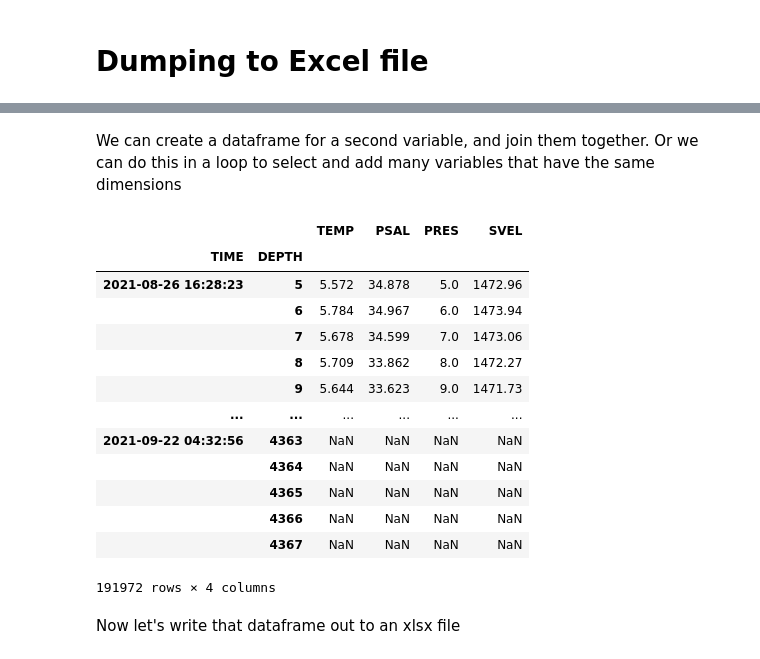
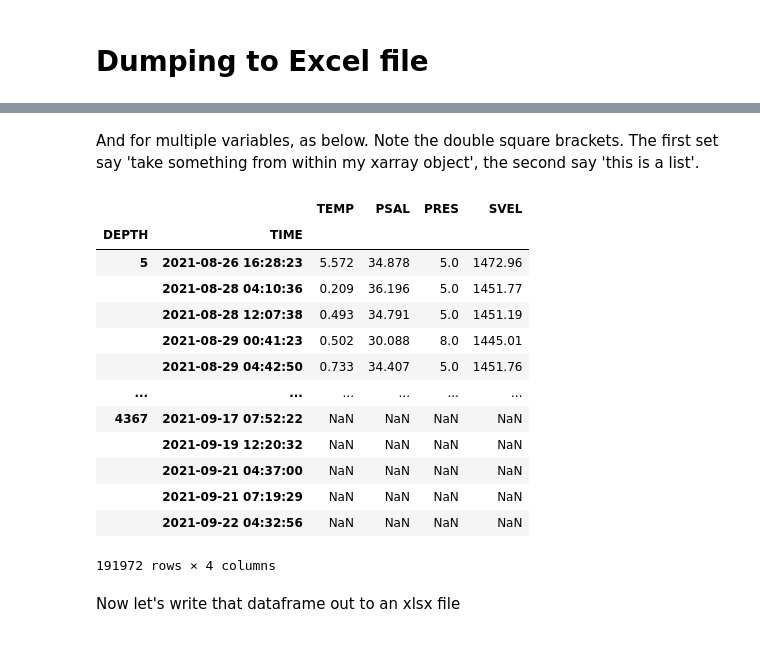
Before and after one commit to lhmarsden/NetCDF-CF_workshops, a Jupyter notebook: Python_workshop_materials/xarray_analyse_ctd_data_whole_cruise.ipynb, the cells around one changed output, grey strips where cells are left out. Saved outputs shown, nothing was run; the diff lists cells and outputs as text; code cells hidden in the pictures.

```diff
--- a/Python_workshop_materials/xarray_analyse_ctd_data_whole_cruise.ipynb
+++ b/Python_workshop_materials/xarray_analyse_ctd_data_whole_cruise.ipynb
@@ -151,25 +162,23 @@ df = data['TEMP'].to_dataframe()
-# %% [markdown]
-We can create a dataframe for a second variable, and join them together. Or we can do this in a loop to select and add many variables that have the same dimensions
-# %%
-for var in ['PSAL', 'PRES', 'SVEL']:
-    df_to_add = data[var].to_dataframe()
-    df = df.join(df_to_add)
-df
-# %% [output]
-|  |  | TEMP | PSAL | PRES | SVEL |
-| TIME | DEPTH |  |  |  |  |
-| 2021-08-26 16:28:23 | 5 | 5.572 | 34.878 | 5.0 | 1472.96 |
-|  | 6 | 5.784 | 34.967 | 6.0 | 1473.94 |
-|  | 7 | 5.678 | 34.599 | 7.0 | 1473.06 |
-|  | 8 | 5.709 | 33.862 | 8.0 | 1472.27 |
-|  | 9 | 5.644 | 33.623 | 9.0 | 1471.73 |
-| ... | ... | ... | ... | ... | ... |
-| 2021-09-22 04:32:56 | 4363 | NaN | NaN | NaN | NaN |
-|  | 4364 | NaN | NaN | NaN | NaN |
-|  | 4365 | NaN | NaN | NaN | NaN |
-|  | 4366 | NaN | NaN | NaN | NaN |
-|  | 4367 | NaN | NaN | NaN | NaN |
-191972 rows × 4 columns
+# %% [markdown]
+And for multiple variables, as below. Note the double square brackets. The first set say 'take something from within my xarray object', the second say 'this is a list'.
+# %%
+df = data[['TEMP','PSAL', 'PRES', 'SVEL']].to_dataframe()
+df
+# %% [output]
+|  |  | TEMP | PSAL | PRES | SVEL |
+| DEPTH | TIME |  |  |  |  |
+| 5 | 2021-08-26 16:28:23 | 5.572 | 34.878 | 5.0 | 1472.96 |
+|  | 2021-08-28 04:10:36 | 0.209 | 36.196 | 5.0 | 1451.77 |
+|  | 2021-08-28 12:07:38 | 0.493 | 34.791 | 5.0 | 1451.19 |
+|  | 2021-08-29 00:41:23 | 0.502 | 30.088 | 8.0 | 1445.01 |
+|  | 2021-08-29 04:42:50 | 0.733 | 34.407 | 5.0 | 1451.76 |
+| ... | ... | ... | ... | ... | ... |
+| 4367 | 2021-09-17 07:52:22 | NaN | NaN | NaN | NaN |
+|  | 2021-09-19 12:20:32 | NaN | NaN | NaN | NaN |
+|  | 2021-09-21 04:37:00 | NaN | NaN | NaN | NaN |
+|  | 2021-09-21 07:19:29 | NaN | NaN | NaN | NaN |
+|  | 2021-09-22 04:32:56 | NaN | NaN | NaN | NaN |
+191972 rows × 4 columns
 # %% [markdown]
 Now let's write that dataframe out to an xlsx file
 # %%
```
Also changed, not shown: parts of 7 cells of this notebook.
